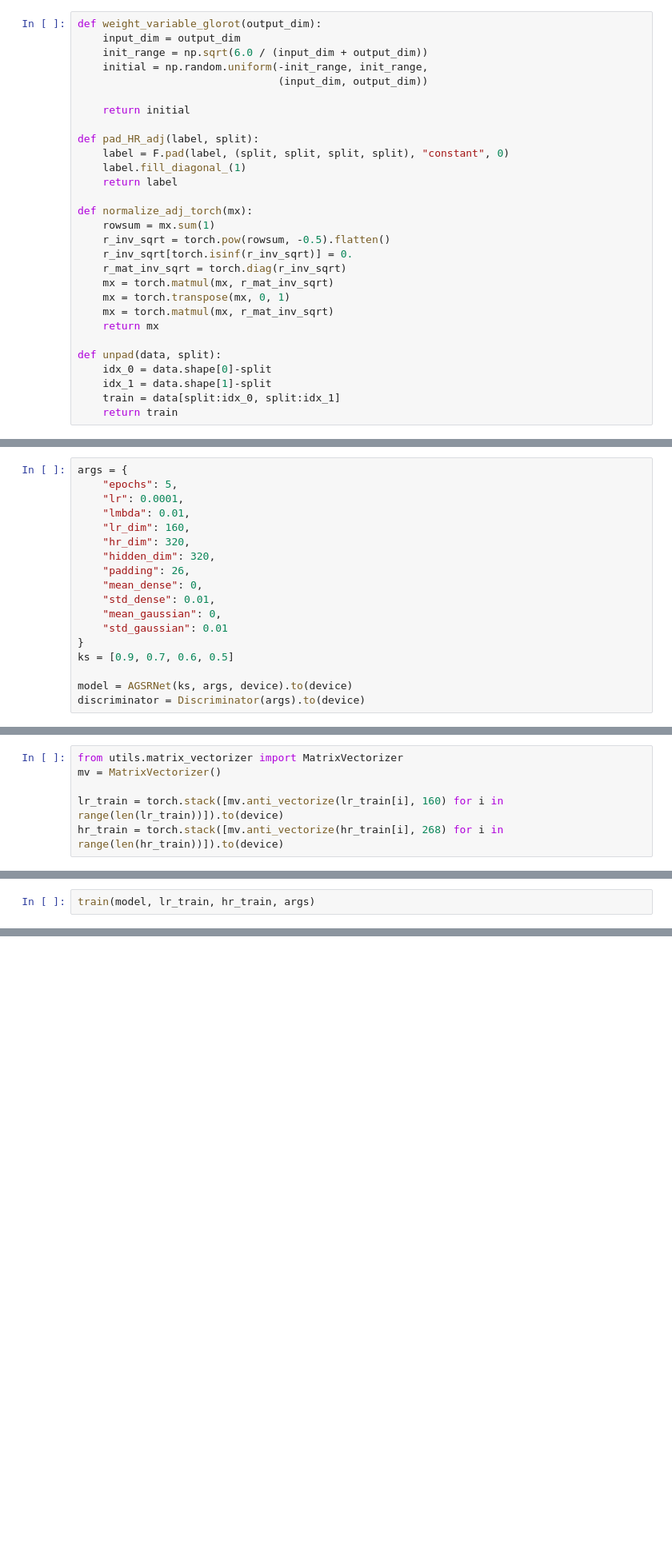
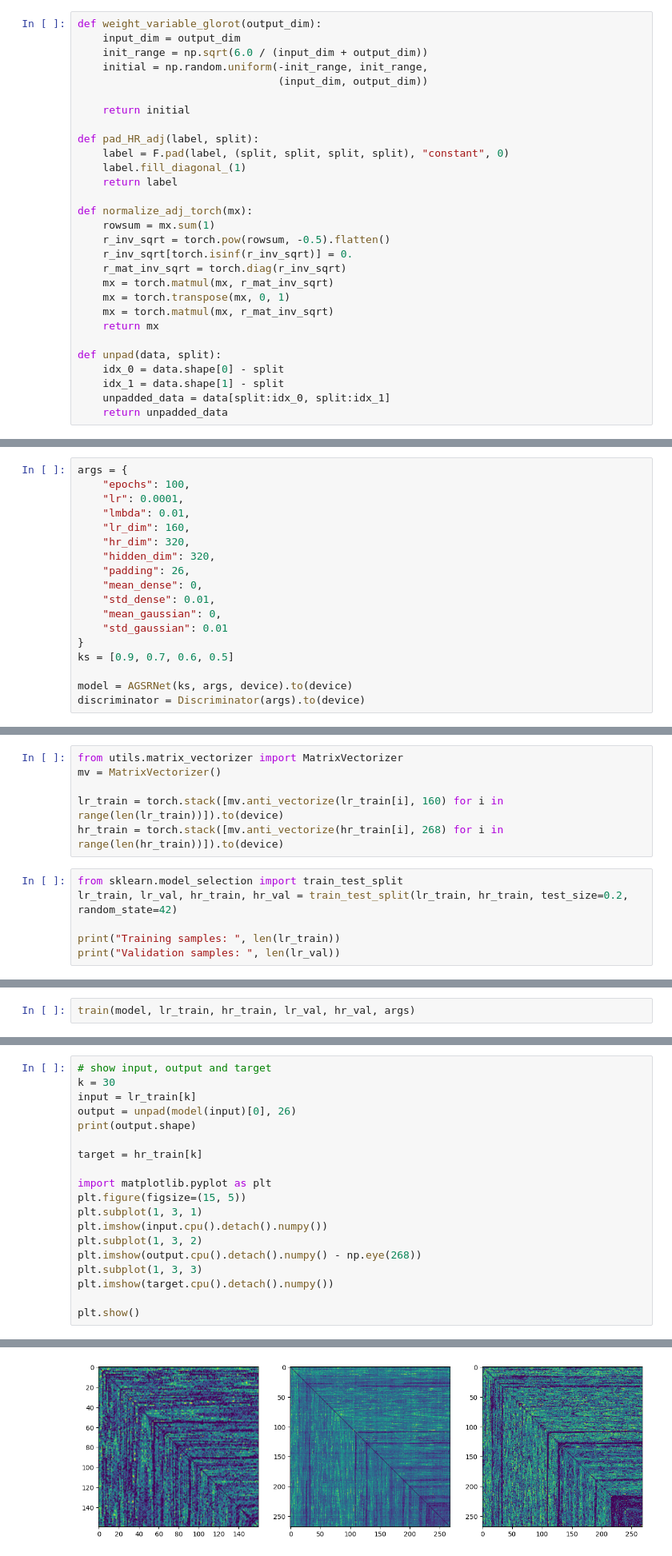
Before and after one commit to denisfouchard/fMRI-connectivity-super-resolution, a Jupyter notebook: ASGR-Net.ipynb, the cells around one changed output, grey strips where cells are left out. Shown at 80% size. Saved outputs shown, nothing was run; the diff lists cells and outputs as text; blank space fills up the shorter version.

Commit message:
spliting lr_train to train and val

```diff
--- a/ASGR-Net.ipynb
+++ b/ASGR-Net.ipynb
@@ -33,10 +34,10 @@ def normalize_adj_torch(mx):
 	return mx
 
 def unpad(data, split):
-	idx_0 = data.shape[0]-split
-	idx_1 = data.shape[1]-split
-	train = data[split:idx_0, split:idx_1]
-	return train
+	idx_0 = data.shape[0] - split
+	idx_1 = data.shape[1] - split
+	unpadded_data = data[split:idx_0, split:idx_1]
+	return unpadded_data
 # %%
 class GraphUnpool(nn.Module):
     def __init__(self):
@@ -356,7 +382,7 @@ def test(model, test_adj, test_labels, args):
 	print("Test error MSE: ", np.mean(test_error))
 # %%
 args = {
-    "epochs": 5,
+    "epochs": 100,
 	"lr": 0.0001,
 	"lmbda": 0.01,
 	"lr_dim": 160,
@@ -383,3 +409,9 @@ mv = MatrixVectorizer()
 
 lr_train = torch.stack([mv.anti_vectorize(lr_train[i], 160) for i in range(len(lr_train))]).to(device)
 hr_train = torch.stack([mv.anti_vectorize(hr_train[i], 268) for i in range(len(hr_train))]).to(device)
+# %%
+from sklearn.model_selection import train_test_split
+lr_train, lr_val, hr_train, hr_val = train_test_split(lr_train, hr_train, test_size=0.2, random_state=42)
+
+print("Training samples: ", len(lr_train))
+print("Validation samples: ", len(lr_val))
@@ -386,5 +421,5 @@ hr_train = torch.stack([mv.anti_vectorize(hr_train[i], 268) for i in range(len(h
 # %%
-train(model, lr_train, hr_train, args)
+train(model, lr_train, hr_train, lr_val, hr_val, args)
 # %% [output]
 Discriminator(
   (dense_1): Dense()
@@ -406,0 +432,20 @@ KeyboardInterrupt:
+# %%
+# show input, output and target
+k = 30
+input = lr_train[k]
+output = unpad(model(input)[0], 26)
+print(output.shape)
+
+target = hr_train[k]
+
+import matplotlib.pyplot as plt
+plt.figure(figsize=(15, 5))
+plt.subplot(1, 3, 1)
+plt.imshow(input.cpu().detach().numpy())
+plt.subplot(1, 3, 2)
+plt.imshow(output.cpu().detach().numpy() - np.eye(268))
+plt.subplot(1, 3, 3)
+plt.imshow(target.cpu().detach().numpy())
+
+plt.show()
+# %% [output]
@@ -406,0 +453 @@ KeyboardInterrupt:
+[figure, added]
```
Also changed, not shown: parts of 7 cells of this notebook.
